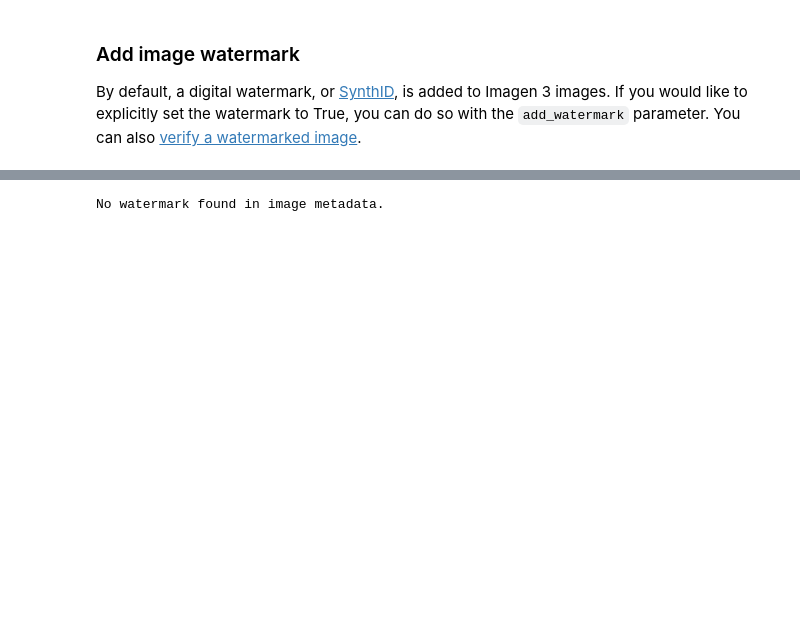
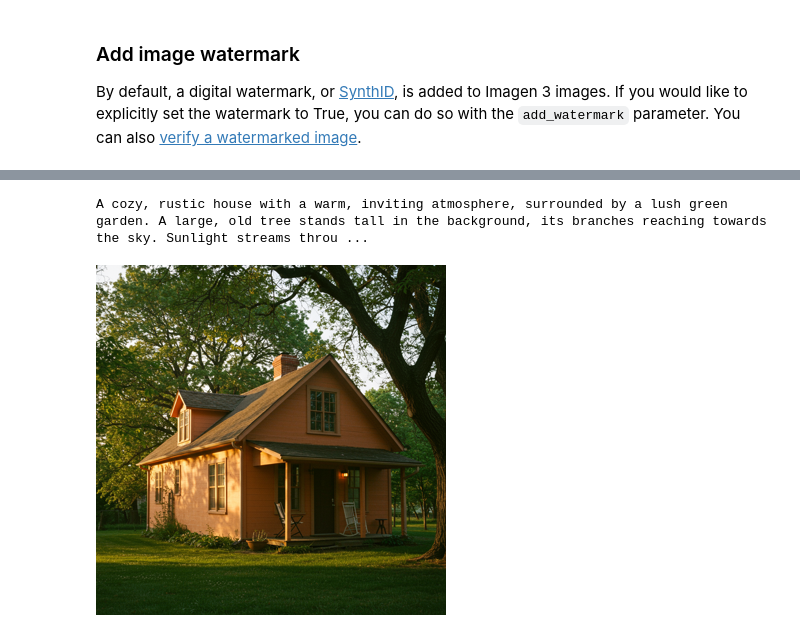
Before and after one commit to jimmyliao/HorusEye, a Jupyter notebook: HorusEye.ipynb, the cells around one changed output, grey strips where cells are left out. Drawn from its saved outputs; the diff is of its cells as text; code cells hidden in the pictures; blank space fills up the shorter version.

```diff
--- a/HorusEye.ipynb
+++ b/HorusEye.ipynb
@@ -240,20 +160,0 @@ When generating images of people you can also set the `safety_filter_level` and
-# %%
-prompt = """
-A vintage, red convertible car speeds along a winding cliffside road.
-The car is slightly angled, facing towards the viewer, with one wheel slightly off the edge of the road.
-The setting sun casts a warm, golden light across the scene, illuminating the car and the dramatic, rocky cliffs.
-In the distance, the vast ocean stretches towards the horizon.
-"""
-
-image = client.models.generate_images(
-    model=generation_model,
-    prompt=prompt,
-    config=types.GenerateImagesConfig(
-        number_of_images=1,
-        aspect_ratio="1:1",
-        safety_filter_level="BLOCK_MEDIUM_AND_ABOVE",
-        person_generation="DONT_ALLOW",
-    ),
-)
-
-display_image(image.generated_images[0].image)
@@ -266,21 +161,3 @@ Imagen 3 also does a great job accurately rendering small words and phrases in i
-# %%
-prompt = """
-a beige baseball cap with 'good vibes' written on top in white bubbly stitched letters that are outlined in neon green,
-display it against a pool background with palm trees and pool floats
-"""
-
-image = client.models.generate_images(
-    model=generation_model,
-    prompt=prompt,
-    config=types.GenerateImagesConfig(
-        number_of_images=1,
-        aspect_ratio="1:1",
-        safety_filter_level="BLOCK_MEDIUM_AND_ABOVE",
-        person_generation="DONT_ALLOW",
-    ),
-)
-
-display_image(image.generated_images[0].image)
 # %% [markdown]
 ### Add image watermark
 
@@ -316,27 +188,9 @@ A whimsical candy store overflowing with colorful, vibrantly hued sweets. The wa
-# %%
-# prompt: how do I know above /tmp/generated_image.png contains watermark
-
-from PIL import Image
-from PIL.ExifTags import TAGS
-
-try:
-    image = Image.open("/tmp/generated_image.png")
-    exifdata = image.getexif()
-
-    # Check for SynthID watermark metadata
-    for tag_id, value in exifdata.items():
-        tag = TAGS.get(tag_id, tag_id)
-        if tag == "SynthID":
-            print(f"Watermark found: {value}")
-            break
-    else:
-        print("No watermark found in image metadata.")
-
-except FileNotFoundError:
-    print("Image file not found.")
-except AttributeError:
-  print("No EXIF data found in the image.")
-except Exception as e:
-    print(f"An error occurred: {e}")
-# %% [output]
-No watermark found in image metadata.
+# %%
+# Generate image with watermark
+prompt = """
+a cozzy house with a tree in the background
+"""
+image1 = generate_image(prompt, watermark=True)
+# %% [output]
+A cozy, rustic house with a warm, inviting atmosphere, surrounded by a lush green garden. A large, old tree stands tall in the background, its branches reaching towards the sky. Sunlight streams throu ...
+[figure, added]
```
Also changed, not shown: parts of 15 cells of this notebook.
